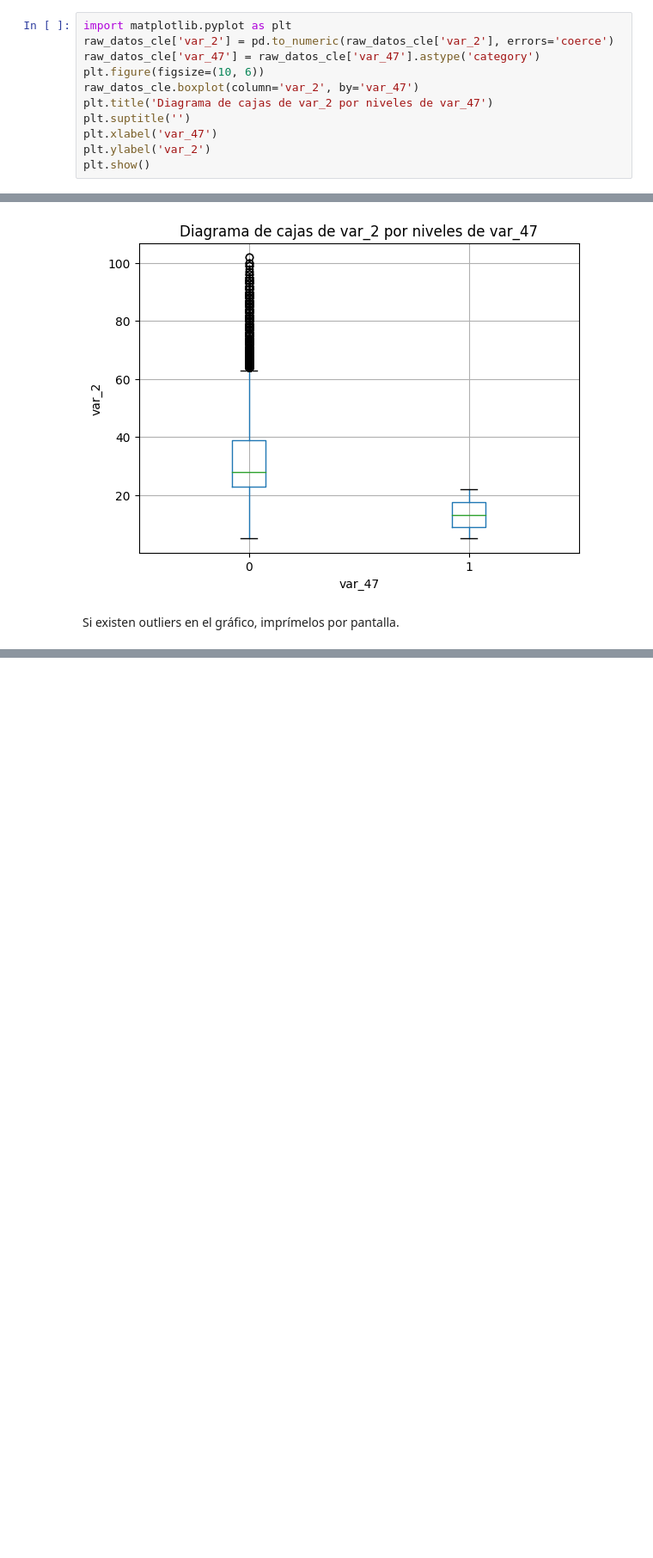
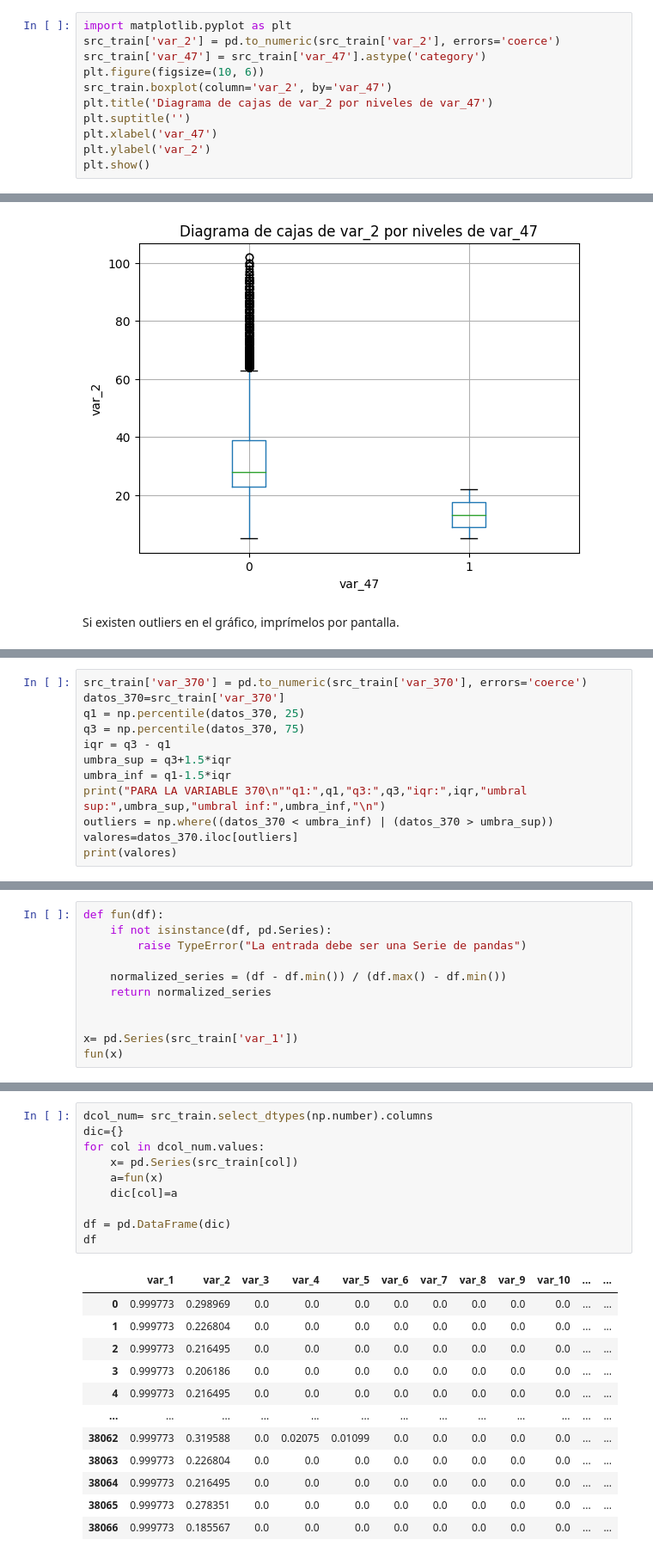
Before and after one commit to Antoniogitntg/prueba2025, a Jupyter notebook: prueba.ipynb, the cells around one changed output, grey strips where cells are left out. Shown at 86% size. Drawn from its saved outputs; the diff is of its cells as text; blank space fills up the shorter version.

```diff
--- a/prueba.ipynb
+++ b/prueba.ipynb
@@ -211,10 +218,10 @@ Name: proportion, dtype: float64
  Realiza un diagrama de cajas múltiple de la variable “var_2” por cada nivel de la variable “var_47”
 # %%
 import matplotlib.pyplot as plt
-raw_datos_cle['var_2'] = pd.to_numeric(raw_datos_cle['var_2'], errors='coerce')
-raw_datos_cle['var_47'] = raw_datos_cle['var_47'].astype('category')
+src_train['var_2'] = pd.to_numeric(src_train['var_2'], errors='coerce')
+src_train['var_47'] = src_train['var_47'].astype('category')
 plt.figure(figsize=(10, 6))
-raw_datos_cle.boxplot(column='var_2', by='var_47')
+src_train.boxplot(column='var_2', by='var_47')
 plt.title('Diagrama de cajas de var_2 por niveles de var_47')
 plt.suptitle('')
 plt.xlabel('var_47')
@@ -273,0 +284,12 @@ Series([], Name: var_2, dtype: int64)
+# %%
+src_train['var_370'] = pd.to_numeric(src_train['var_370'], errors='coerce')
+datos_370=src_train['var_370']
+q1 = np.percentile(datos_370, 25)
+q3 = np.percentile(datos_370, 75)
+iqr = q3 - q1
+umbra_sup = q3+1.5*iqr
+umbra_inf = q1-1.5*iqr
+print("PARA LA VARIABLE 370\n""q1:",q1,"q3:",q3,"iqr:",iqr,"umbral sup:",umbra_sup,"umbral inf:",umbra_inf,"\n")
+outliers = np.where((datos_370 < umbra_inf) | (datos_370 > umbra_sup))
+valores=datos_370.iloc[outliers]
+print(valores)
@@ -273,0 +346,11 @@ Series([], Name: var_2, dtype: int64)
+# %%
+def fun(df):
+    if not isinstance(df, pd.Series):
+        raise TypeError("La entrada debe ser una Serie de pandas")
+
+    normalized_series = (df - df.min()) / (df.max() - df.min())
+    return normalized_series
+
+
+x= pd.Series(src_train['var_1'])
+fun(x)
@@ -273,0 +372,23 @@ Series([], Name: var_2, dtype: int64)
+# %%
+dcol_num= src_train.select_dtypes(np.number).columns
+dic={}
+for col in dcol_num.values:
+    x= pd.Series(src_train[col])
+    a=fun(x)
+    dic[col]=a
+
+df = pd.DataFrame(dic)
+df
+# %% [output]
+|  | var_1 | var_2 | var_3 | var_4 | var_5 | var_6 | var_7 | var_8 | var_9 | var_10 | ... | ... |
+| 0 | 0.999773 | 0.298969 | 0.0 | 0.0 | 0.0 | 0.0 | 0.0 | 0.0 | 0.0 | 0.0 | ... | ... |
+| 1 | 0.999773 | 0.226804 | 0.0 | 0.0 | 0.0 | 0.0 | 0.0 | 0.0 | 0.0 | 0.0 | ... | ... |
+| 2 | 0.999773 | 0.216495 | 0.0 | 0.0 | 0.0 | 0.0 | 0.0 | 0.0 | 0.0 | 0.0 | ... | ... |
+| 3 | 0.999773 | 0.206186 | 0.0 | 0.0 | 0.0 | 0.0 | 0.0 | 0.0 | 0.0 | 0.0 | ... | ... |
+| 4 | 0.999773 | 0.216495 | 0.0 | 0.0 | 0.0 | 0.0 | 0.0 | 0.0 | 0.0 | 0.0 | ... | ... |
+| ... | ... | ... | ... | ... | ... | ... | ... | ... | ... | ... | ... | ... |
+| 38062 | 0.999773 | 0.319588 | 0.0 | 0.02075 | 0.01099 | 0.0 | 0.0 | 0.0 | 0.0 | 0.0 | ... | ... |
+| 38063 | 0.999773 | 0.226804 | 0.0 | 0.0 | 0.0 | 0.0 | 0.0 | 0.0 | 0.0 | 0.0 | ... | ... |
+| 38064 | 0.999773 | 0.216495 | 0.0 | 0.0 | 0.0 | 0.0 | 0.0 | 0.0 | 0.0 | 0.0 | ... | ... |
+| 38065 | 0.999773 | 0.278351 | 0.0 | 0.0 | 0.0 | 0.0 | 0.0 | 0.0 | 0.0 | 0.0 | ... | ... |
+| 38066 | 0.999773 | 0.185567 | 0.0 | 0.0 | 0.0 | 0.0 | 0.0 | 0.0 | 0.0 | 0.0 | ... | ... |
```
Also changed, not shown: parts of 24 cells of this notebook.
